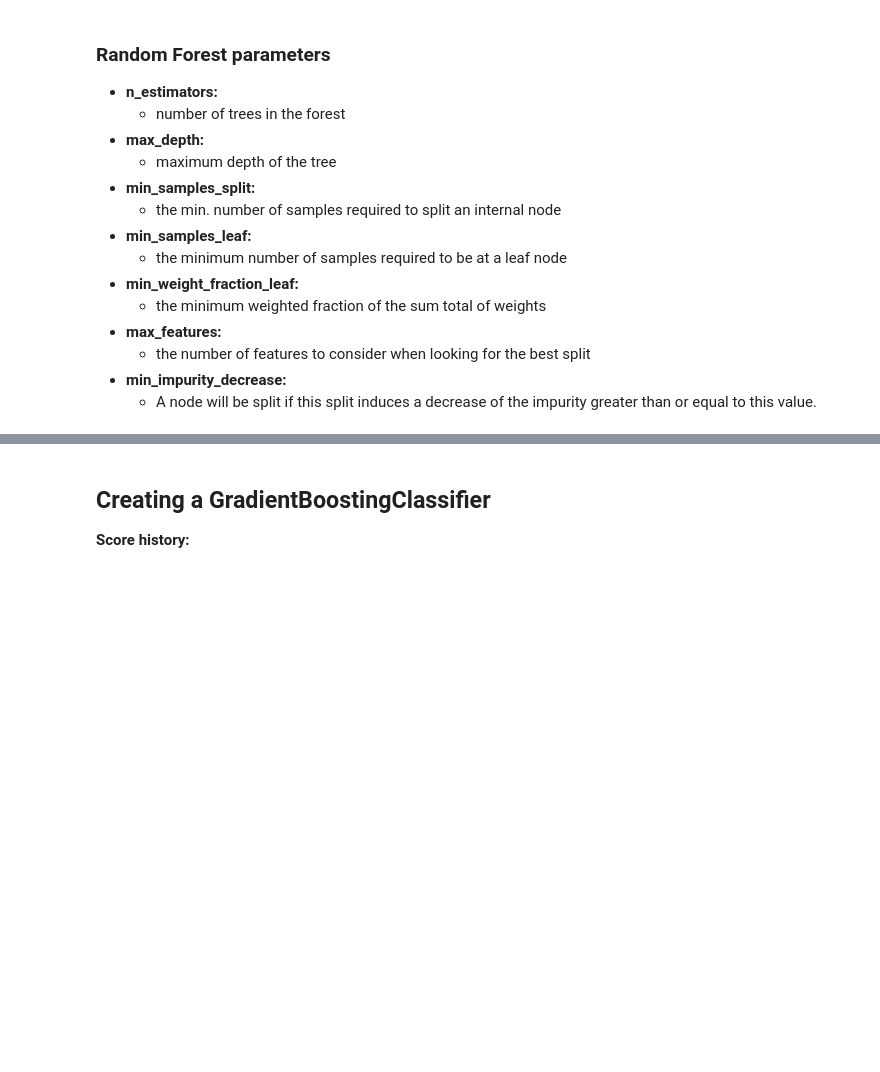
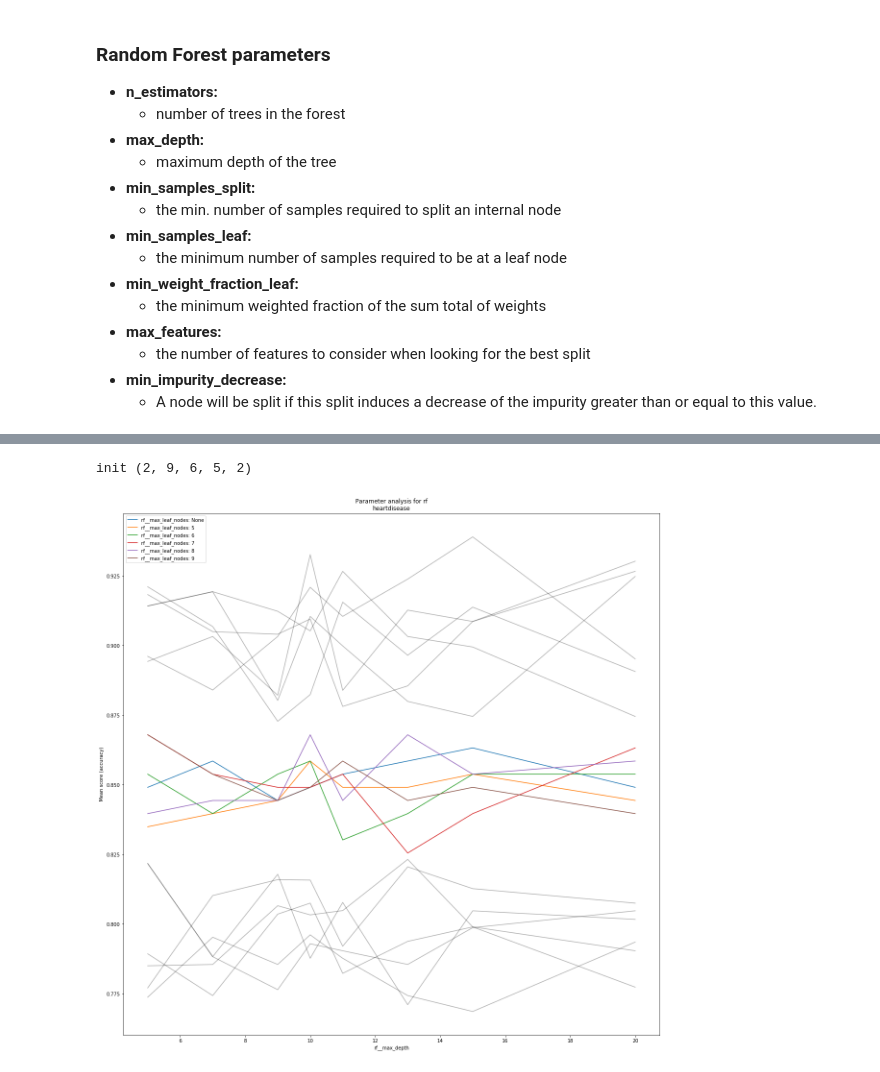
Before and after one commit to theGreatRaphael/ML_Task1, a Jupyter notebook: Exercise2/heartdisease.ipynb, the cells around one changed output, grey strips where cells are left out. Drawn from its saved outputs; the diff is of its cells as text; code cells hidden in the pictures; blank space fills up the shorter version.

```diff
--- a/Exercise2/heartdisease.ipynb
+++ b/Exercise2/heartdisease.ipynb
@@ -278,6 +380,6 @@ __Score history:__
 # %%
 from sklearn.ensemble import RandomForestClassifier
 # %%
-pipe_rf = Pipeline([
+pipe_rf = PipelineRFE([
     ('rf', RandomForestClassifier())
 ])
@@ -290,8 +386,16 @@ params_rf = {
+# %%
+params_rf = {
+    'rf__class_weight': [None, 'balanced'],
+    'rf__max_depth': [None, 5, 7, 9, 10, 11, 13, 15, 20],
+    'rf__max_leaf_nodes': [None, 5, 6, 7, 8, 9],
+    'rf__min_samples_split': [2, 3, 4, 5, 6],
+    'rf__n_estimators': [50, 200]
+}
 # %%
 grid_rf = GridSearchCV(estimator=pipe_rf,
     param_grid=params_rf,
     cv=3,
-    scoring='f1_weighted',
+    scoring='accuracy',
     verbose=2,
     n_jobs=-1)
 # %%
@@ -348,3 +461,14 @@ cm = confusion_matrix(y_test, y_pred_rf)
-# %% [markdown]
-## Creating a GradientBoostingClassifier
-__Score history:__
+# %%
+params_rf_base = {
+    'rf__class_weight': [None],
+    'rf__max_depth': [None, 5, 7, 9, 10, 11, 13, 15, 20],
+    'rf__max_leaf_nodes': [None],
+    'rf__min_samples_split': [2, 3, 4, 5, 6],
+    'rf__n_estimators': [50]
+}
+plot_parameter_analysis(grid=grid_rf, params=params_rf, param1='rf__max_depth',
+                        param2='rf__max_leaf_nodes', params_base=params_rf_base,
+                        method_name='rf')
+# %% [output]
+init (2, 9, 6, 5, 2)
+[figure, added]
```
Also changed, not shown: parts of 66 cells of this notebook.
